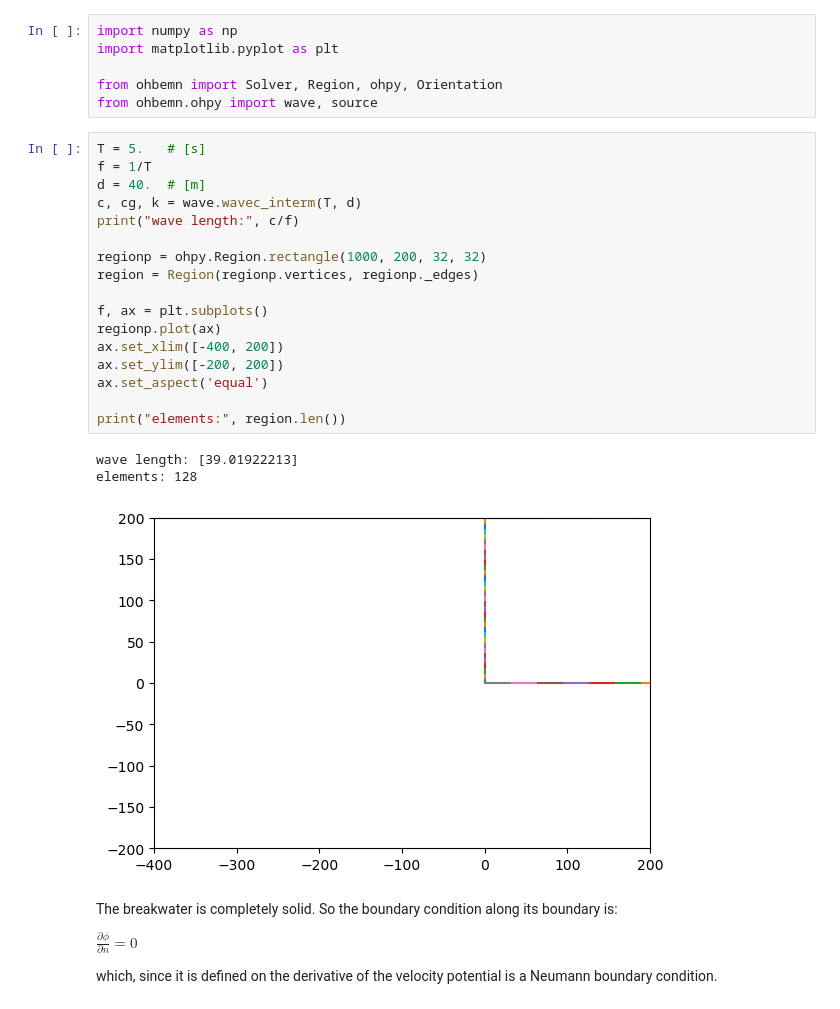
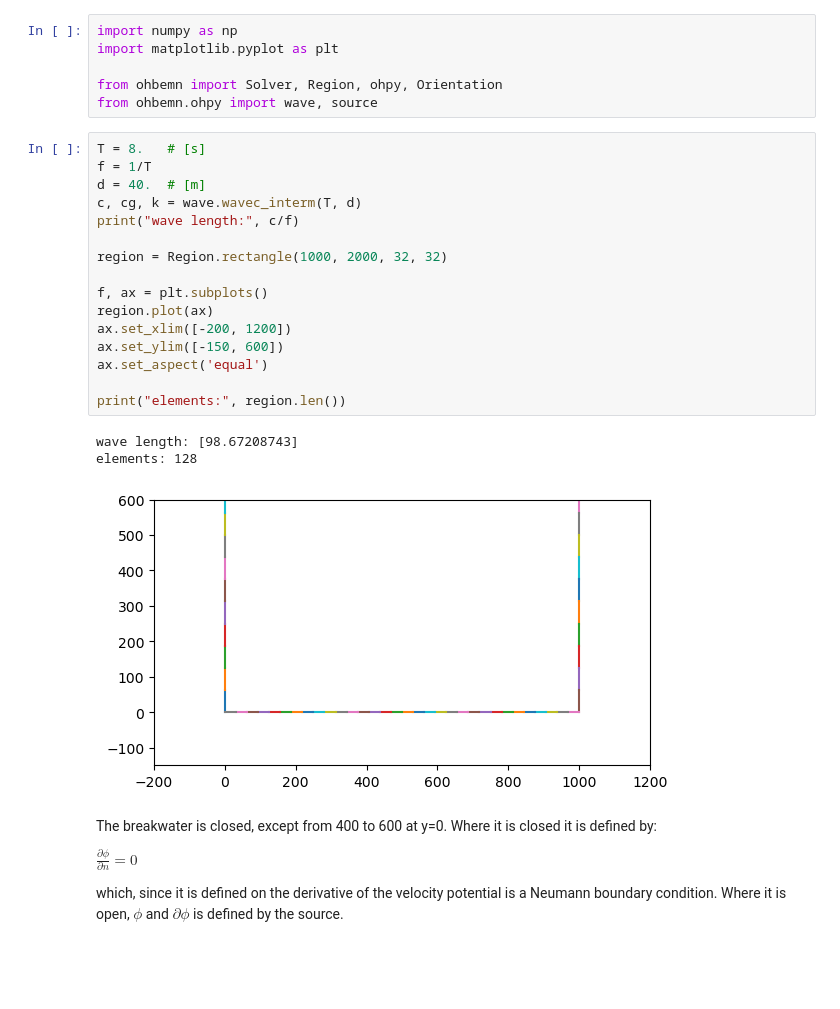
Before and after one commit to gauteh/ohbemn, a Jupyter notebook: examples/Breakwater diffusion.ipynb, the cells around one changed output. Drawn from its saved outputs; the diff is of its cells as text; blank space fills up the shorter version.

Commit message:
reflective boundary...

```diff
--- a/examples/Breakwater diffusion.ipynb
+++ b/examples/Breakwater diffusion.ipynb
@@ -5,32 +5,31 @@ import matplotlib.pyplot as plt
 from ohbemn import Solver, Region, ohpy, Orientation
 from ohbemn.ohpy import wave, source
 # %%
-T = 5.   # [s]
+T = 8.   # [s]
 f = 1/T
 d = 40.  # [m]
 c, cg, k = wave.wavec_interm(T, d)
 print("wave length:", c/f)
 
-regionp = ohpy.Region.rectangle(1000, 200, 32, 32)
-region = Region(regionp.vertices, regionp._edges)
+region = Region.rectangle(1000, 2000, 32, 32)
 
 f, ax = plt.subplots()
-regionp.plot(ax)
-ax.set_xlim([-400, 200])
-ax.set_ylim([-200, 200])
+region.plot(ax)
+ax.set_xlim([-200, 1200])
+ax.set_ylim([-150, 600])
 ax.set_aspect('equal')
 
 print("elements:", region.len())
 # %% [output]
-wave length: [39.01922213]
+wave length: [98.67208743]
 elements: 128
-[figure, old version]
+[figure, new version]
 # %% [markdown]
-The breakwater is completely solid. So the boundary condition along its boundary is:
+The breakwater is closed, except from 400 to 600 at y=0. Where it is closed it is defined by:
 
 $\frac{\partial \phi}{\partial n} = 0$
 
-which, since it is defined on the derivative of the velocity potential is a Neumann boundary condition.
+which, since it is defined on the derivative of the velocity potential is a Neumann boundary condition. Where it is open, $\phi$ and $\partial \phi$ is defined by the source.
 # %%
 bc = region.neumann_boundary_condition()
 
```
Also changed, not shown: parts of 10 cells of this notebook, 3 other files.
